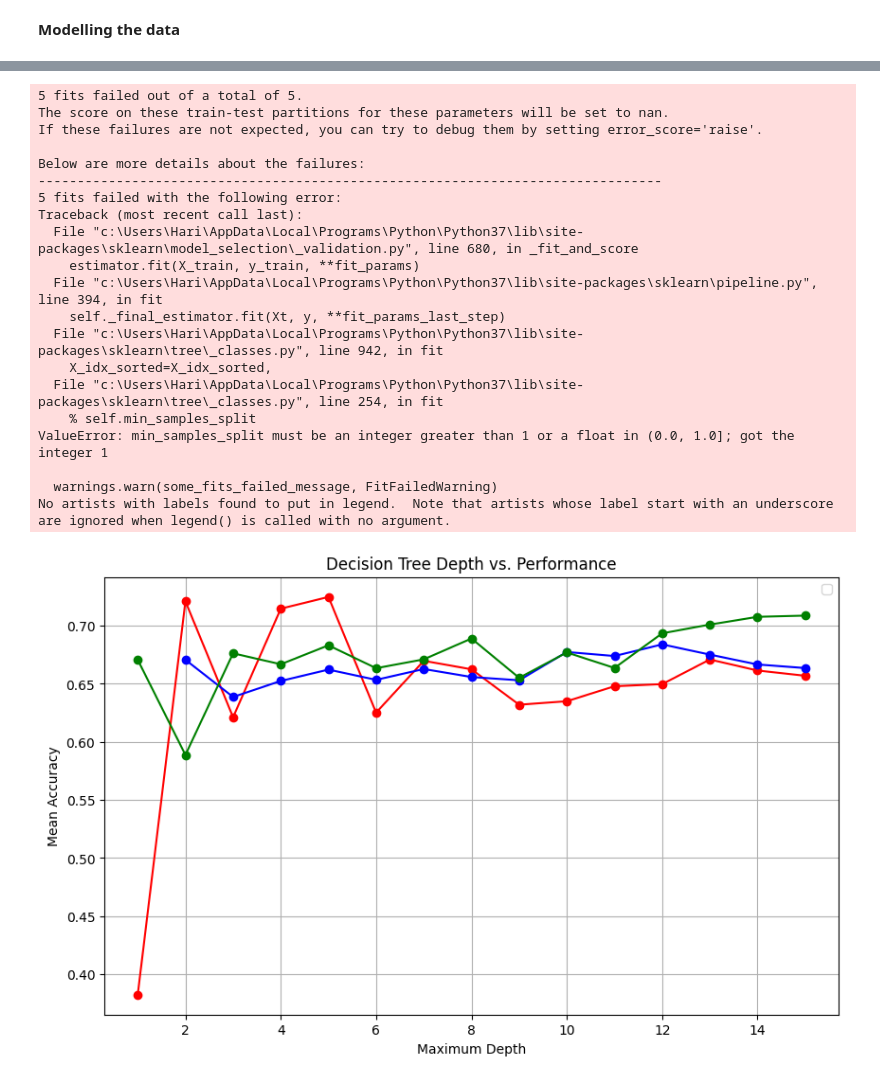
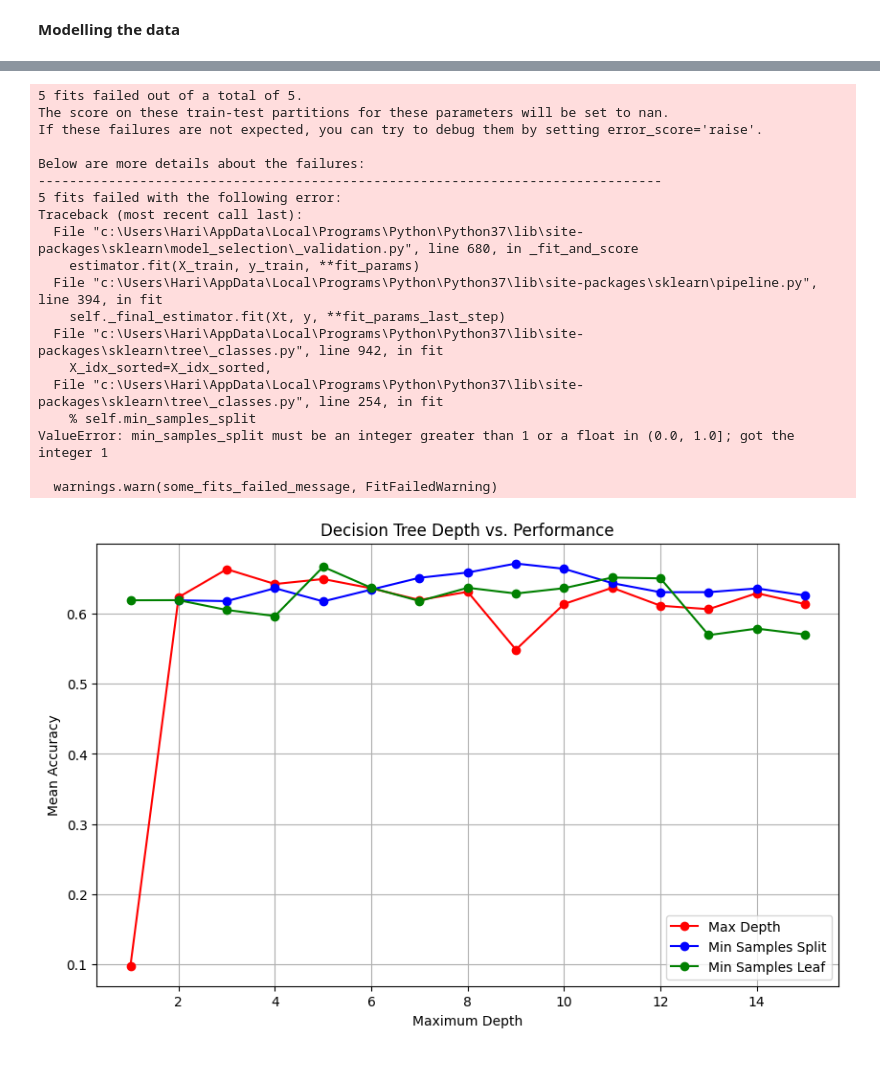
Before and after one commit to mjzdych/itds_project, a Jupyter notebook: itds_assignment3.ipynb, the cells around one changed output, grey strips where cells are left out. Drawn from its saved outputs; the diff is of its cells as text; code cells hidden in the pictures.

Commit message:
Update itds_assignment3.ipynb
final validation charts

```diff
--- a/itds_assignment3.ipynb
+++ b/itds_assignment3.ipynb
@@ -142,6 +142,7 @@ Name: ind-languages, dtype: int64
 **Modelling the data**
 # %%
 df_train, df_test = skl.model_selection.train_test_split(filtered_df, test_size=0.20, random_state=9, shuffle=True)
+df_train, df_val = skl.model_selection.train_test_split(df_train, test_size=0.20, random_state=9, shuffle=True)
 df_train.head()
 # %% [output]
 |  | Id | gender | age | nationality | sport | ind-university_grade | ind-debateclub | ... |
@@ -331,38 +332,37 @@ for depth in max_depths:
     mean_scores_leaves.append(mean_score)
 
 # Plot the results
 plt.figure(figsize=(10, 6))
-plt.plot(max_depths, mean_scores_depth, marker='o', linestyle='-', color='red')
-plt.plot(max_depths, mean_scores_samples, marker='o', linestyle='-', color='blue')
-plt.plot(max_depths, mean_scores_leaves, marker='o', linestyle='-', color='green')
+plt.plot(max_depths, mean_scores_depth, marker='o', linestyle='-', color='red', label='Max Depth')
+plt.plot(max_depths, mean_scores_samples, marker='o', linestyle='-', color='blue', label='Min Samples Split')
+plt.plot(max_depths, mean_scores_leaves, marker='o', linestyle='-', color='green', label='Min Samples Leaf')
 plt.title('Decision Tree Depth vs. Performance')
 plt.xlabel('Maximum Depth')
 plt.ylabel('Mean Accuracy')
 plt.legend()
 plt.grid(True)
 plt.show()
 # %% [output]
 5 fits failed out of a total of 5.
 The score on these train-test partitions for these parameters will be set to nan.
 If these failures are not expected, you can try to debug them by setting error_score='raise'.
 
 Below are more details about the failures:
 --------------------------------------------------------------------------------
 5 fits failed with the following error:
 Traceback (most recent call last):
   File "c:\Users\Hari\AppData\Local\Programs\Python\Python37\lib\site-packages\sklearn\model_selection\_validation.py", line 680, in _fit_and_score
     estimator.fit(X_train, y_train, **fit_params)
   File "c:\Users\Hari\AppData\Local\Programs\Python\Python37\lib\site-packages\sklearn\pipeline.py", line 394, in fit
     self._final_estimator.fit(Xt, y, **fit_params_last_step)
   File "c:\Users\Hari\AppData\Local\Programs\Python\Python37\lib\site-packages\sklearn\tree\_classes.py", line 942, in fit
     X_idx_sorted=X_idx_sorted,
   File "c:\Users\Hari\AppData\Local\Programs\Python\Python37\lib\site-packages\sklearn\tree\_classes.py", line 254, in fit
     % self.min_samples_split
 ValueError: min_samples_split must be an integer greater than 1 or a float in (0.0, 1.0]; got the integer 1
 
   warnings.warn(some_fits_failed_message, FitFailedWarning)
-No artists with labels found to put in legend.  Note that artists whose label start with an underscore are ignored when legend() is called with no argument.
-[figure, old version]
+[figure, new version]
 # %%
 # Make predictions on the validation set
 y_pred = grid_search.predict(X_test)
```
Also changed, not shown: parts of 5 cells of this notebook.
